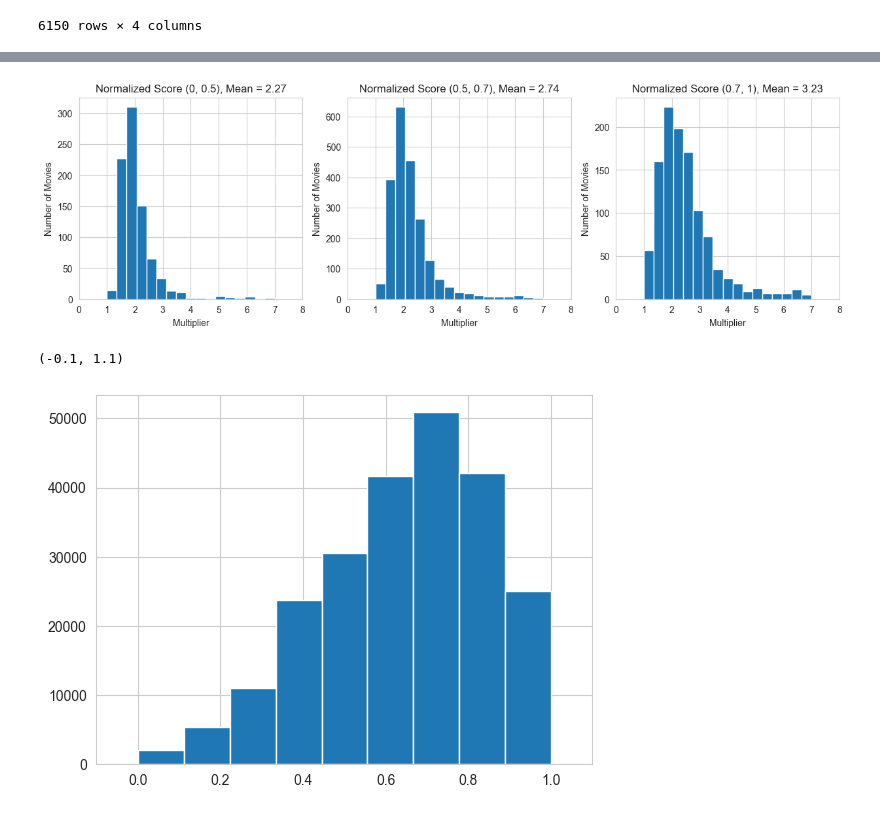
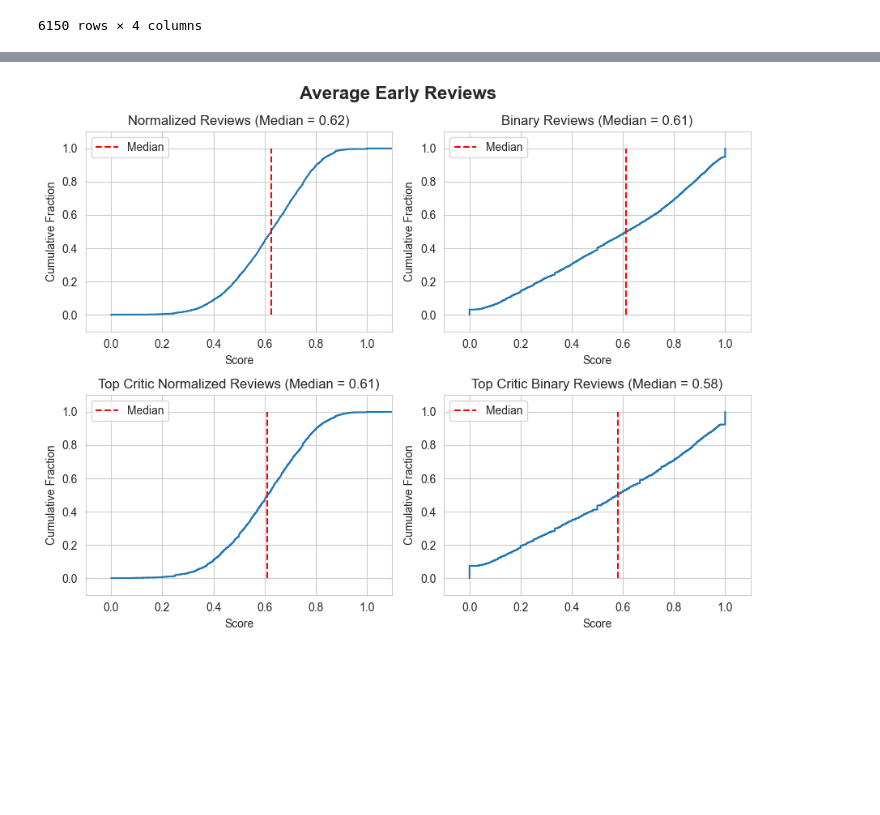
Before and after one commit to wampler77/ReelMetrics, a Jupyter notebook: IntegratingReviewsAndBoxOffice.ipynb, the cells around one changed output, grey strips where cells are left out. Saved outputs shown, nothing was run; the diff lists cells and outputs as text; code cells hidden in the pictures; blank space fills up the shorter version.

```diff
--- a/IntegratingReviewsAndBoxOffice.ipynb
+++ b/IntegratingReviewsAndBoxOffice.ipynb
@@ -109,26 +82,24 @@ earlyTopReviewsWithMultipliers = rottenReviewsWithMultipliers.loc[(rottenReviews
-# %%
-# Note the possible problem handling movies with identical titles
-avgEarlyReviews = earlyReviewsWithMultipliers.filter(['title', 'originalScore', 'binaryScore', 'Multiplier']).groupby(['title']).mean()
-avgEarlyReviewsInfo = avgEarlyReviews.merge(dfm.filter(['genre', 'rating', 'title', 'id']), how='inner', on='title').dropna()
-
-fig, ax = plt.subplots(1, 3, figsize=(15, 4))
-ax[0].set_title('Normalized Score (0, 0.5), Mean = %.2f' %avgEarlyReviews.loc[avgEarlyReviews.originalScore.between(0, 0.5)].Multiplier.mean())
-ax[1].set_title('Normalized Score (0.5, 0.7), Mean = %.2f' %avgEarlyReviews.loc[avgEarlyReviews.originalScore.between(0.5, 0.7)].Multiplier.mean())
-ax[2].set_title('Normalized Score (0.7, 1), Mean = %.2f' %avgEarlyReviews.loc[avgEarlyReviews.originalScore.between(0.7, 1)].Multiplier.mean())
-ax[0].hist(avgEarlyReviews.loc[avgEarlyReviews.originalScore.between(0, 0.5)].Multiplier, bins=np.linspace(1, 7, 18))
-ax[1].hist(avgEarlyReviews.loc[avgEarlyReviews.originalScore.between(0.4, 0.7)].Multiplier, bins=np.linspace(1, 7, 18))
-ax[2].hist(avgEarlyReviews.loc[avgEarlyReviews.originalScore.between(0.7, 1)].Multiplier, bins=np.linspace(1, 7, 18))
-for i in range(3):
-    ax[i].set_xlim([0, 8])
-    ax[i].set_xlabel('Multiplier')
-    ax[i].set_ylabel('Number of Movies')
-# avgEarlyReviews.loc[avgEarlyReviews.originalScore.between(0.2, 0.4)].Multiplier
-# avgEarlyReviews.dropna()
-# %% [output]
-[figure, removed]
-# %%
-earlyReviewsWithMultipliers.originalScore.hist(bins=np.linspace(0, 1, 10))
-plt.xlim([-.1, 1.1])
-# %% [output]
-(-0.1, 1.1)
-[figure, removed]
+# %%
+fig, ax = plt.subplots(2, 2, figsize=(9, 7), layout='tight')
+fig.suptitle('Average Early Reviews', fontweight='bold', fontsize=16)
+ax[0,0].ecdf(avgEarlyReviews.originalScore)
+ax[0,0].set_title('Normalized Reviews (Median = %.2f)' % avgEarlyReviews.originalScore.median())
+ax[0,0].vlines(avgEarlyReviews.originalScore.median(), 0, 1, colors='r', linestyles='dashed', label='Median')
+ax[0,1].ecdf(avgEarlyReviews.binaryScore)
+ax[0,1].set_title('Binary Reviews (Median = %.2f)' % avgEarlyReviews.binaryScore.median())
+ax[0,1].vlines(avgEarlyReviews.binaryScore.median(), 0, 1, colors='r', linestyles='dashed', label='Median')
+ax[1,0].ecdf(avgEarlyTopReviews.originalScore)
+ax[1,0].set_title('Top Critic Normalized Reviews (Median = %.2f)' % avgEarlyTopReviews.originalScore.median())
+ax[1,0].vlines(avgEarlyTopReviews.originalScore.median(), 0, 1, colors='r', linestyles='dashed', label='Median')
+ax[1,1].ecdf(avgEarlyTopReviews.binaryScore)
+ax[1,1].set_title('Top Critic Binary Reviews (Median = %.2f)' % avgEarlyTopReviews.binaryScore.median())
+ax[1,1].vlines(avgEarlyTopReviews.binaryScore.median(), 0, 1, colors='r', linestyles='dashed', label='Median')
+for i in range(2):
+    for j in range(2):
+        ax[i,j].set_xlabel('Score')
+        ax[i,j].set_ylabel('Cumulative Fraction')
+        ax[i,j].set_xlim([-0.1, 1.1])
+        ax[i,j].set_ylim([-0.1, 1.1])
+        ax[i,j].legend()
+# %% [output]
+[figure, added]
```
Also changed, not shown: parts of 14 cells of this notebook.
